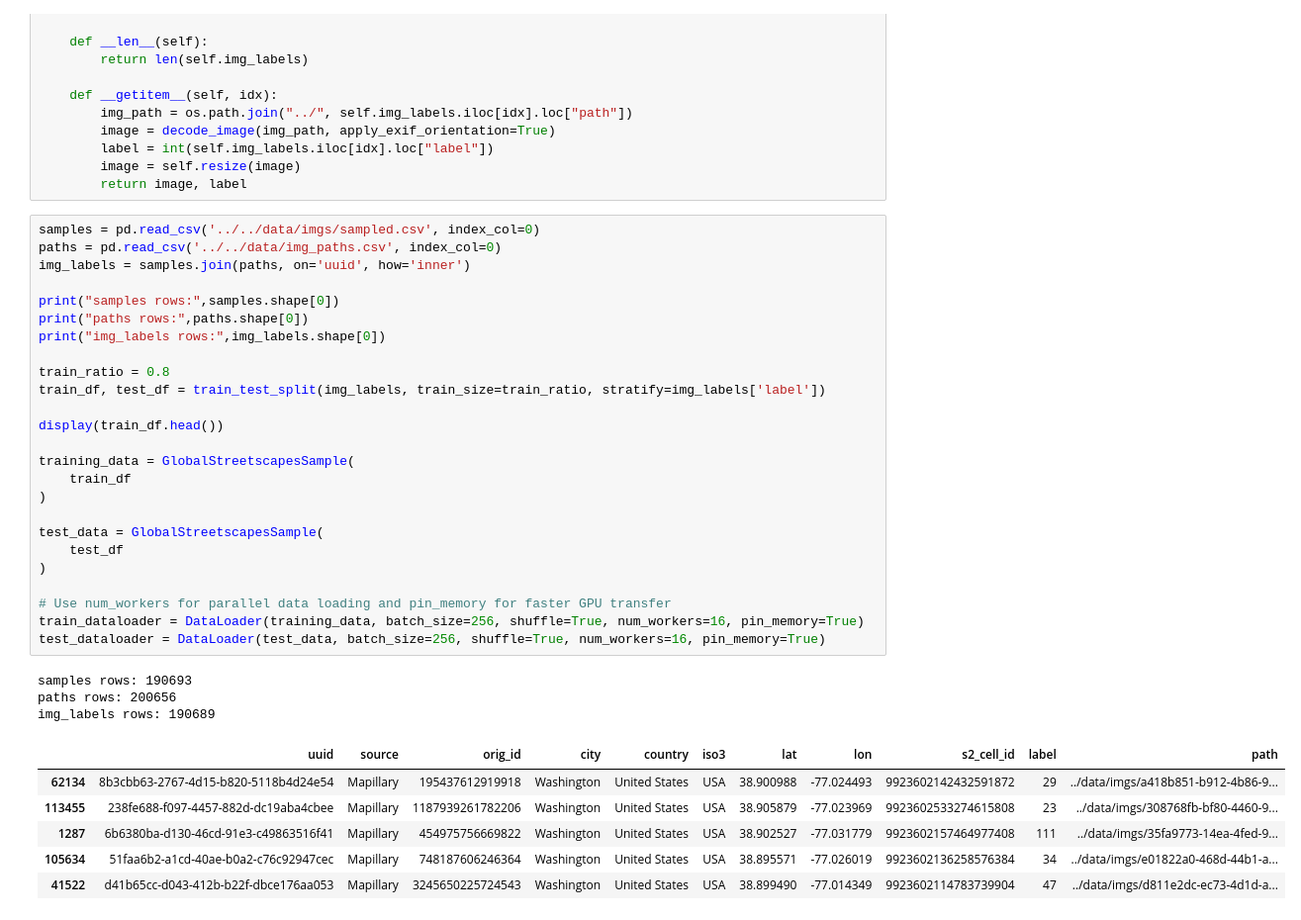
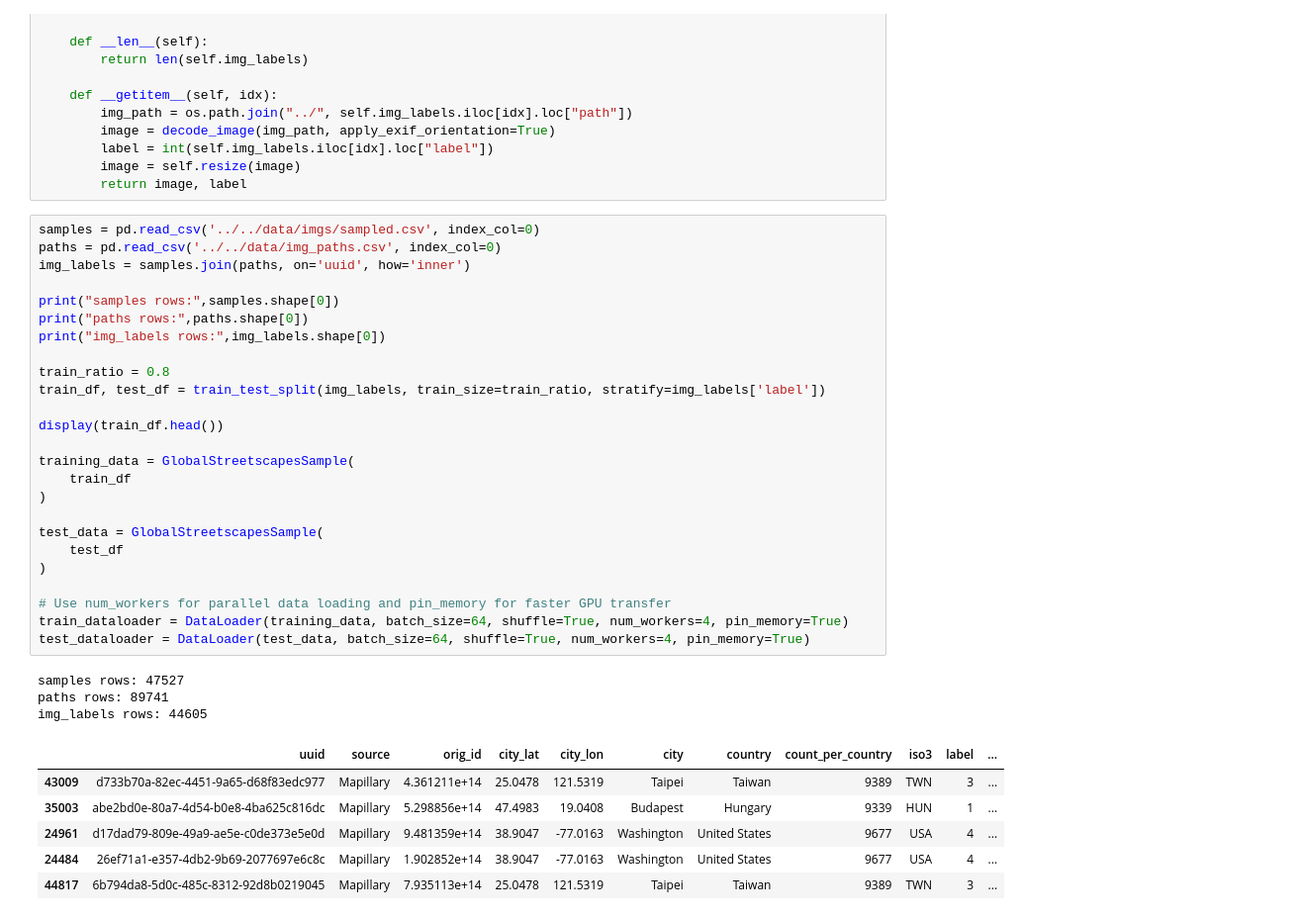
Before and after one commit to branisk/Geo-Guessrs, a Jupyter notebook: models/vit_b_16_base/vit_b_16_base.ipynb, the cells around one changed output. Shown at 99% size. Drawn from its saved outputs; the diff is of its cells as text.

```diff
--- a/models/vit_b_16_base/vit_b_16_base.ipynb
+++ b/models/vit_b_16_base/vit_b_16_base.ipynb
@@ -31,38 +30,38 @@ class GlobalStreetscapesSample(Dataset):
 # %%
 samples = pd.read_csv('../../data/imgs/sampled.csv', index_col=0)
 paths = pd.read_csv('../../data/img_paths.csv', index_col=0)
 img_labels = samples.join(paths, on='uuid', how='inner')
 
 print("samples rows:",samples.shape[0])
 print("paths rows:",paths.shape[0])
 print("img_labels rows:",img_labels.shape[0])
 
 train_ratio = 0.8
 train_df, test_df = train_test_split(img_labels, train_size=train_ratio, stratify=img_labels['label'])
 
 display(train_df.head())
 
 training_data = GlobalStreetscapesSample(
     train_df
 )
 
 test_data = GlobalStreetscapesSample(
     test_df
 )
 
 # Use num_workers for parallel data loading and pin_memory for faster GPU transfer
-train_dataloader = DataLoader(training_data, batch_size=256, shuffle=True, num_workers=16, pin_memory=True)
-test_dataloader = DataLoader(test_data, batch_size=256, shuffle=True, num_workers=16, pin_memory=True)
+train_dataloader = DataLoader(training_data, batch_size=64, shuffle=True, num_workers=4, pin_memory=True)
+test_dataloader = DataLoader(test_data, batch_size=64, shuffle=True, num_workers=4, pin_memory=True)
 # %% [output]
-samples rows: 190693
-paths rows: 200656
-img_labels rows: 190689
+samples rows: 47527
+paths rows: 89741
+img_labels rows: 44605
-|  | uuid | source | orig_id | city | country | iso3 | lat | lon | s2_cell_id | label | path |
-| 62134 | 8b3cbb63-2767-4d15-b820-5118b4d24e54 | Mapillary | 195437612919918 | Washington | United States | USA | 38.900988 | -77.024493 | 9923602142432591872 | 29 | ../data/imgs/a418b851-b912-4b86-9... |
-| 113455 | 238fe688-f097-4457-882d-dc19aba4cbee | Mapillary | 1187939261782206 | Washington | United States | USA | 38.905879 | -77.023969 | 9923602533274615808 | 23 | ../data/imgs/308768fb-bf80-4460-9... |
-| 1287 | 6b6380ba-d130-46cd-91e3-c49863516f41 | Mapillary | 454975756669822 | Washington | United States | USA | 38.902527 | -77.031779 | 9923602157464977408 | 111 | ../data/imgs/35fa9773-14ea-4fed-9... |
-| 105634 | 51faa6b2-a1cd-40ae-b0a2-c76c92947cec | Mapillary | 748187606246364 | Washington | United States | USA | 38.895571 | -77.026019 | 9923602136258576384 | 34 | ../data/imgs/e01822a0-468d-44b1-a... |
-| 41522 | d41b65cc-d043-412b-b22f-dbce176aa053 | Mapillary | 3245650225724543 | Washington | United States | USA | 38.899490 | -77.014349 | 9923602114783739904 | 47 | ../data/imgs/d811e2dc-ec73-4d1d-a... |
+|  | uuid | source | orig_id | city_lat | city_lon | city | country | count_per_country | iso3 | label | ... |
+| 43009 | d733b70a-82ec-4451-9a65-d68f83edc977 | Mapillary | 4.361211e+14 | 25.0478 | 121.5319 | Taipei | Taiwan | 9389 | TWN | 3 | ... |
+| 35003 | abe2bd0e-80a7-4d54-b0e8-4ba625c816dc | Mapillary | 5.298856e+14 | 47.4983 | 19.0408 | Budapest | Hungary | 9339 | HUN | 1 | ... |
+| 24961 | d17dad79-809e-49a9-ae5e-c0de373e5e0d | Mapillary | 9.481359e+14 | 38.9047 | -77.0163 | Washington | United States | 9677 | USA | 4 | ... |
+| 24484 | 26ef71a1-e357-4db2-9b69-2077697e6c8c | Mapillary | 1.902852e+14 | 38.9047 | -77.0163 | Washington | United States | 9677 | USA | 4 | ... |
+| 44817 | 6b794da8-5d0c-485c-8312-92d8b0219045 | Mapillary | 7.935113e+14 | 25.0478 | 121.5319 | Taipei | Taiwan | 9389 | TWN | 3 | ... |
 # %%
 p = os.path.join("../", training_data.img_labels.iloc[10].loc["path"])
 print(training_data.img_labels.iloc[10].loc["city"])
```
Also changed, not shown: parts of 5 cells of this notebook, 1 other file.
